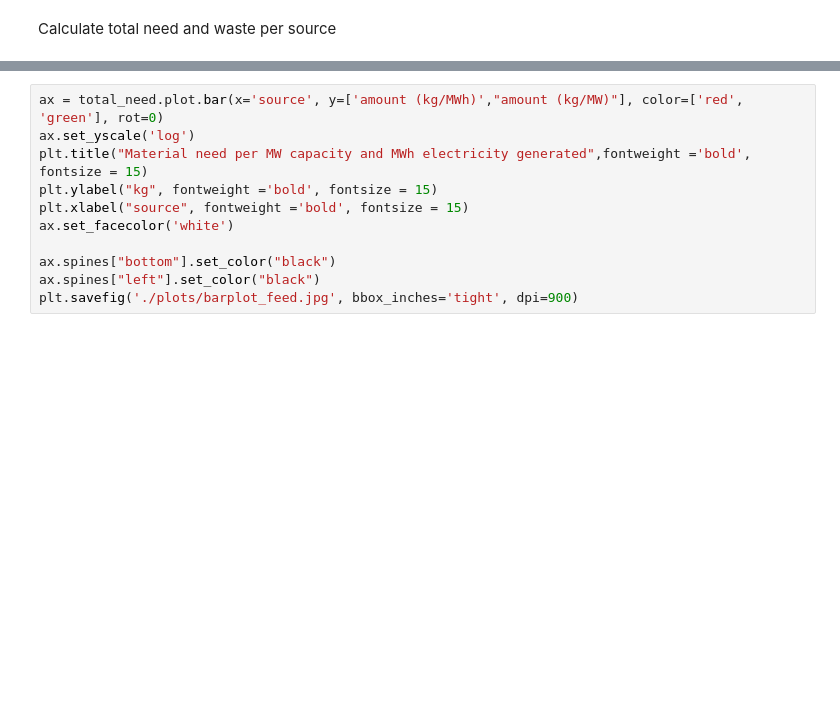
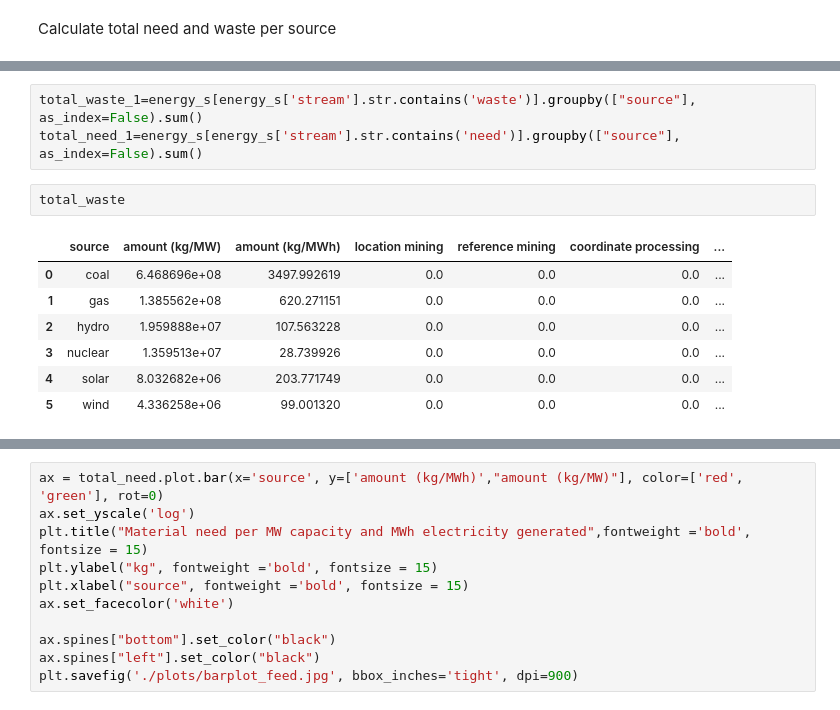
Before and after one commit to di212/mining_waste, a Jupyter notebook: get_material_flows (1).ipynb, the cells around one changed output, grey strips where cells are left out. Saved outputs shown, nothing was run; the diff lists cells and outputs as text; blank space fills up the shorter version.

```diff
--- a/get_material_flows (1).ipynb
+++ b/get_material_flows (1).ipynb
@@ -223,3 +259,16 @@ total_need=energy_s[energy_s['stream'].str.contains('need')].groupby(["source"],
+# %%
+total_waste_1=energy_s[energy_s['stream'].str.contains('waste')].groupby(["source"],  as_index=False).sum()
+total_need_1=energy_s[energy_s['stream'].str.contains('need')].groupby(["source"],  as_index=False).sum()
+# %%
+total_waste
+# %% [output]
+|  | source | amount (kg/MW) | amount (kg/MWh) | location mining | reference mining | coordinate processing | ... |
+| 0 | coal | 6.468696e+08 | 3497.992619 | 0.0 | 0.0 | 0.0 | ... |
+| 1 | gas | 1.385562e+08 | 620.271151 | 0.0 | 0.0 | 0.0 | ... |
+| 2 | hydro | 1.959888e+07 | 107.563228 | 0.0 | 0.0 | 0.0 | ... |
+| 3 | nuclear | 1.359513e+07 | 28.739926 | 0.0 | 0.0 | 0.0 | ... |
+| 4 | solar | 8.032682e+06 | 203.771749 | 0.0 | 0.0 | 0.0 | ... |
+| 5 | wind | 4.336258e+06 | 99.001320 | 0.0 | 0.0 | 0.0 | ... |
 # %%
 plt.style.use('tableau-colorblind10')
 ax = total_waste.plot.bar(x='source', y=['amount (kg/MWh)',"amount (kg/MW)"], color=['red', 'green'], rot=0)
```
Also changed, not shown: parts of 12 cells of this notebook, 15 other files.
